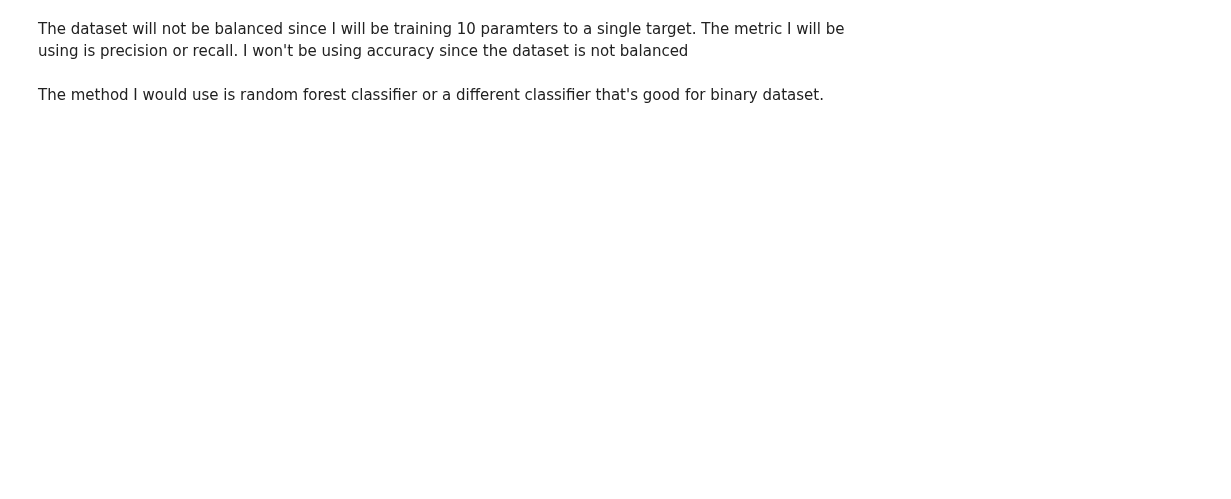
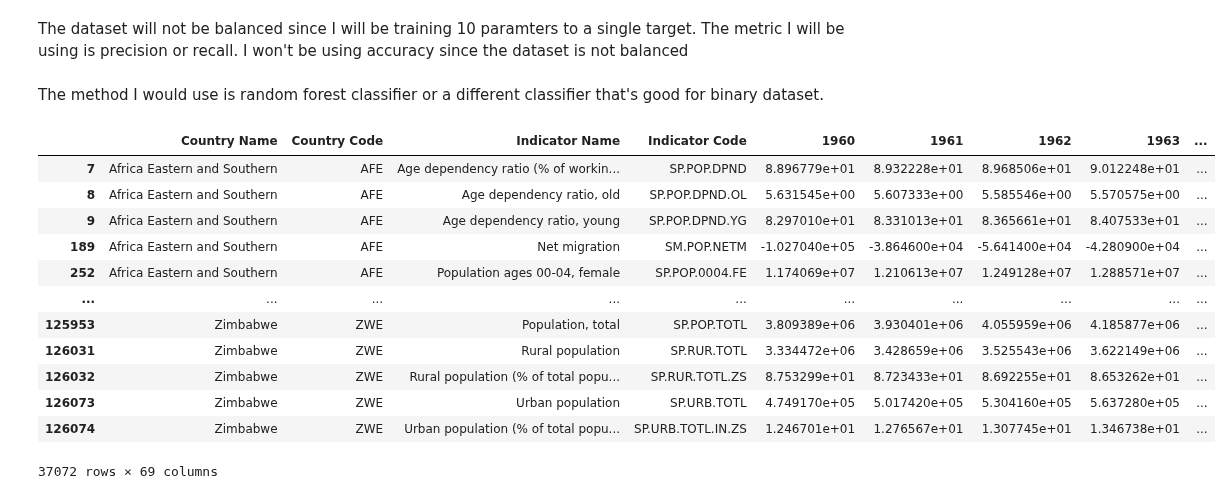
Before and after one commit to seoserang/phys255ml, a Jupyter notebook: 100 Final Project/finalproject.ipynb, the cells around one changed output. Cells and saved outputs as stored; diff of their text form; code cells hidden in the pictures; blank space fills up the shorter version.

```diff
--- a/100 Final Project/finalproject.ipynb
+++ b/100 Final Project/finalproject.ipynb
@@ -198,3 +227,22 @@ for tar_i in setlist:
 The dataset will not be balanced since I will be training 10 paramters to a single target. The metric I will be using is precision or recall. I won't be using accuracy since the dataset is not balanced
 # %% [markdown]
 The method I would use is random forest classifier or a different classifier that's good for binary dataset.
+# %%
+hnp = pd.read_csv('HNP_StatsCSV.csv')
+hnp = hnp.dropna()
+
+hnp
+# %% [output]
+|  | Country Name | Country Code | Indicator Name | Indicator Code | 1960 | 1961 | 1962 | 1963 | ... |
+| 7 | Africa Eastern and Southern | AFE | Age dependency ratio (% of workin... | SP.POP.DPND | 8.896779e+01 | 8.932228e+01 | 8.968506e+01 | 9.012248e+01 | ... |
+| 8 | Africa Eastern and Southern | AFE | Age dependency ratio, old | SP.POP.DPND.OL | 5.631545e+00 | 5.607333e+00 | 5.585546e+00 | 5.570575e+00 | ... |
+| 9 | Africa Eastern and Southern | AFE | Age dependency ratio, young | SP.POP.DPND.YG | 8.297010e+01 | 8.331013e+01 | 8.365661e+01 | 8.407533e+01 | ... |
+| 189 | Africa Eastern and Southern | AFE | Net migration | SM.POP.NETM | -1.027040e+05 | -3.864600e+04 | -5.641400e+04 | -4.280900e+04 | ... |
+| 252 | Africa Eastern and Southern | AFE | Population ages 00-04, female | SP.POP.0004.FE | 1.174069e+07 | 1.210613e+07 | 1.249128e+07 | 1.288571e+07 | ... |
+| ... | ... | ... | ... | ... | ... | ... | ... | ... | ... |
+| 125953 | Zimbabwe | ZWE | Population, total | SP.POP.TOTL | 3.809389e+06 | 3.930401e+06 | 4.055959e+06 | 4.185877e+06 | ... |
+| 126031 | Zimbabwe | ZWE | Rural population | SP.RUR.TOTL | 3.334472e+06 | 3.428659e+06 | 3.525543e+06 | 3.622149e+06 | ... |
+| 126032 | Zimbabwe | ZWE | Rural population (% of total popu... | SP.RUR.TOTL.ZS | 8.753299e+01 | 8.723433e+01 | 8.692255e+01 | 8.653262e+01 | ... |
+| 126073 | Zimbabwe | ZWE | Urban population | SP.URB.TOTL | 4.749170e+05 | 5.017420e+05 | 5.304160e+05 | 5.637280e+05 | ... |
+| 126074 | Zimbabwe | ZWE | Urban population (% of total popu... | SP.URB.TOTL.IN.ZS | 1.246701e+01 | 1.276567e+01 | 1.307745e+01 | 1.346738e+01 | ... |
+37072 rows × 69 columns
```
Also changed, not shown: parts of 9 cells of this notebook, 1 other file.
